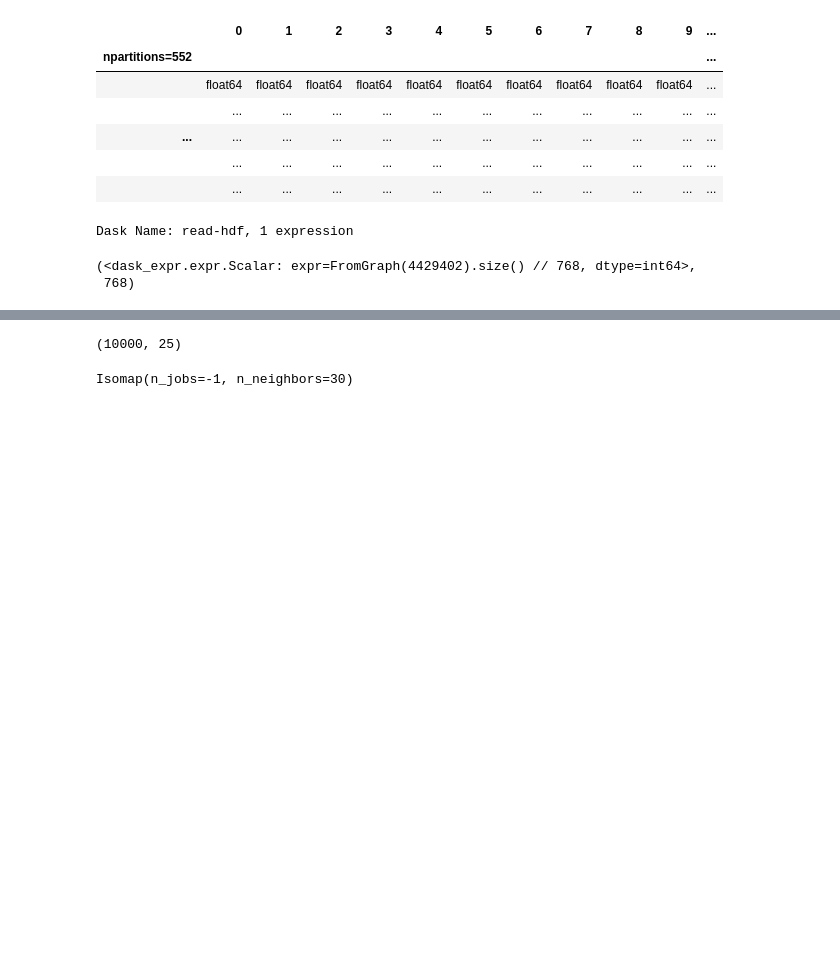
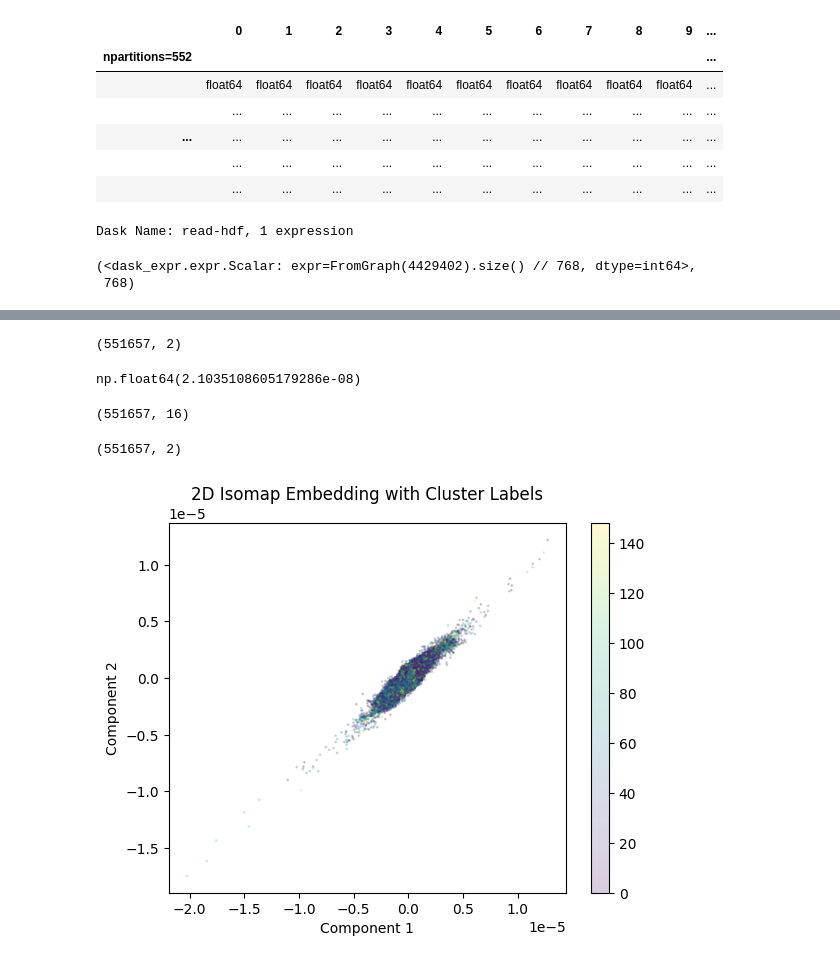
Before and after one commit to Lord225/datamining-on-pypl, a Jupyter notebook: transformers/cluster2.ipynb, the cells around one changed output, grey strips where cells are left out. Drawn from its saved outputs; the diff is of its cells as text; code cells hidden in the pictures; blank space fills up the shorter version.

```diff
--- a/transformers/cluster2.ipynb
+++ b/transformers/cluster2.ipynb
@@ -59,0 +185,10 @@ embeddings_pca = embeddings_pca.compute()
+# %%
+# Transform all embeddings into the latent space
+with torch.no_grad():
+    embeddings_latent = model.Encoder(embeddings_tensor)[0]
+
+# Convert to numpy array if needed
+embeddings_latent_np = embeddings_latent.cpu().numpy()
+
+# Print the shape of the new latent embeddings
+print(embeddings_latent_np.shape)
@@ -67,6 +212,6 @@ kmeans = KMeans(
     verbose=1,
 )
 
-kmeans.fit(embeddings_pca)
+kmeans.fit(embeddings_latent_np)
 # %% [output]
 Initialization complete
@@ -110 +254,40 @@ array([-7.41771778e-07, -1.27373629e-06, -3.28355674e-07, -5.62919353e-07,
+# %%
+from sklearn.decomposition import IncrementalPCA
+
+pca = IncrementalPCA(n_components=2)
+
+transformed_embeddings = pca.fit_transform(embeddings_latent_np)
+# %%
+transformed_embeddings.shape
+# %% [output]
+(551657, 2)
+# %%
+# error of the embedding
+lle.reconstruction_error_
+# %% [output]
+np.float64(2.1035108605179286e-08)
+# %%
+embeddings_latent_np.shape
+# %% [output]
+(551657, 16)
+# %%
+transformed_embeddings.shape
+# %% [output]
+(551657, 2)
+# %%
+# save
+transformed_embeddings = pd.DataFrame(transformed_embeddings)
+transformed_embeddings.to_hdf('tsne_embeddings_3.h5', key='tsne_embeddings', mode='w', format='table')
+# %%
+# plot
+import matplotlib.pyplot as plt
+
+plt.scatter(transformed_embeddings[0], transformed_embeddings[1], c=cluster_labels, cmap='viridis', s=1, alpha=0.2)
+plt.colorbar()
+plt.xlabel('Component 1')
+plt.ylabel('Component 2')
+plt.title('2D Isomap Embedding with Cluster Labels')
+plt.show()
+# %% [output]
+[figure, added]
 # %%
@@ -125,12 +296,0 @@ subset_embeddings = embeddings_pca[random_indices]
-# %%
-subset_embeddings.shape
-# %% [output]
-(10000, 25)
-# %%
-from sklearn.manifold import Isomap
-
-lle = Isomap(n_components=2, n_neighbors=30, n_jobs=-1)
-
-lle.fit(subset_embeddings)
-# %% [output]
-Isomap(n_jobs=-1, n_neighbors=30)
```
Also changed, not shown: parts of 30 cells of this notebook, 1 other file.
